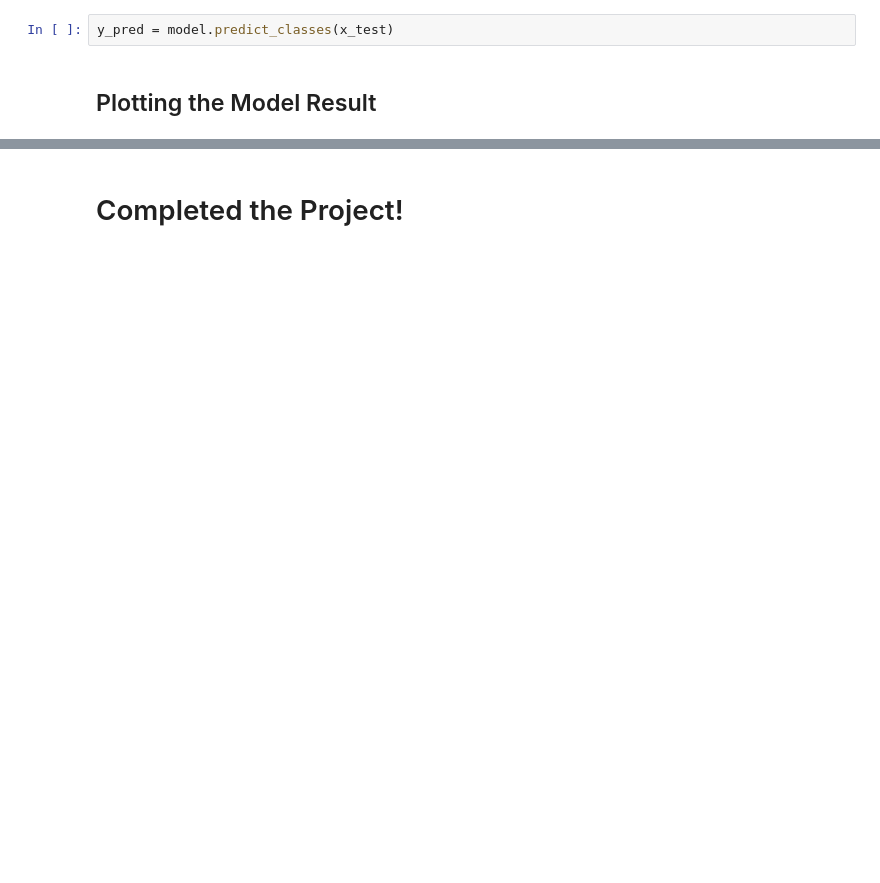
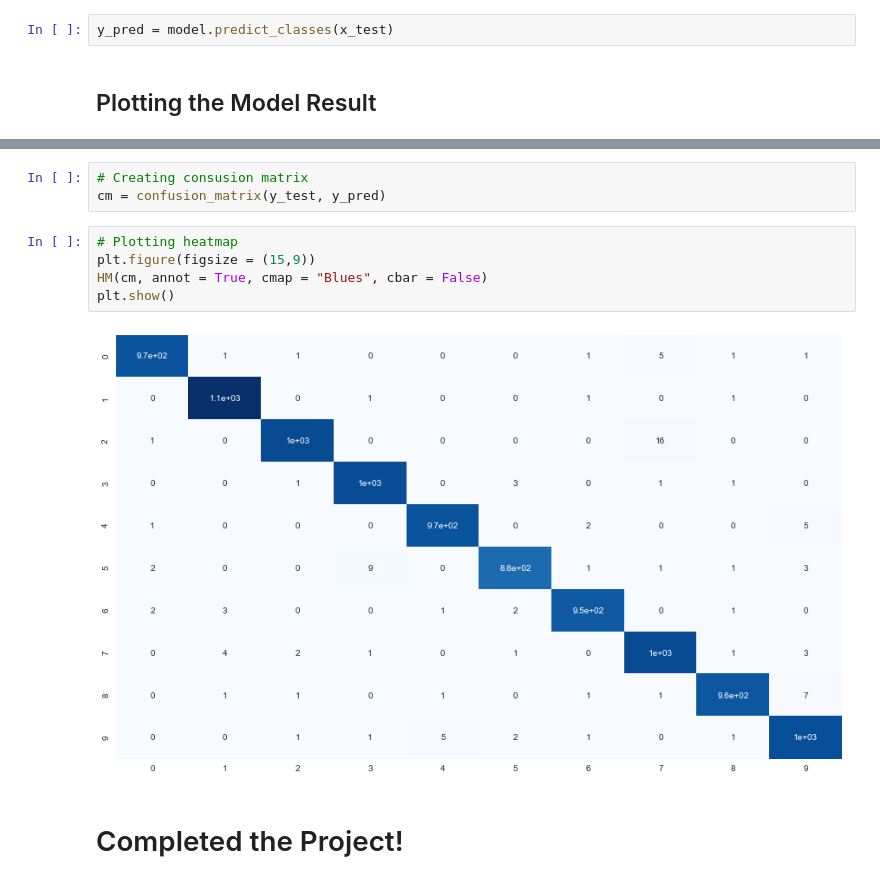
Before and after one commit to HarshitDawar55/Machine_And_Deep_Learning, a Jupyter notebook: Projects/MNIST_Classification/MNist_Classification_Using_CNN.ipynb, the cells around one changed output, grey strips where cells are left out. Drawn from its saved outputs; the diff is of its cells as text; blank space fills up the shorter version.

```diff
--- a/Projects/MNIST_Classification/MNist_Classification_Using_CNN.ipynb
+++ b/Projects/MNIST_Classification/MNist_Classification_Using_CNN.ipynb
@@ -134,2 +136,12 @@ plt.subplots_adjust(hspace = 1)
+# %%
+# Creating consusion matrix
+cm = confusion_matrix(y_test, y_pred)
+# %%
+# Plotting heatmap
+plt.figure(figsize = (15,9))
+HM(cm, annot = True, cmap = "Blues", cbar = False)
+plt.show()
+# %% [output]
+[figure, added]
 # %% [markdown]
 # Completed the Project!
```
Also changed, not shown: parts of 5 cells of this notebook.
